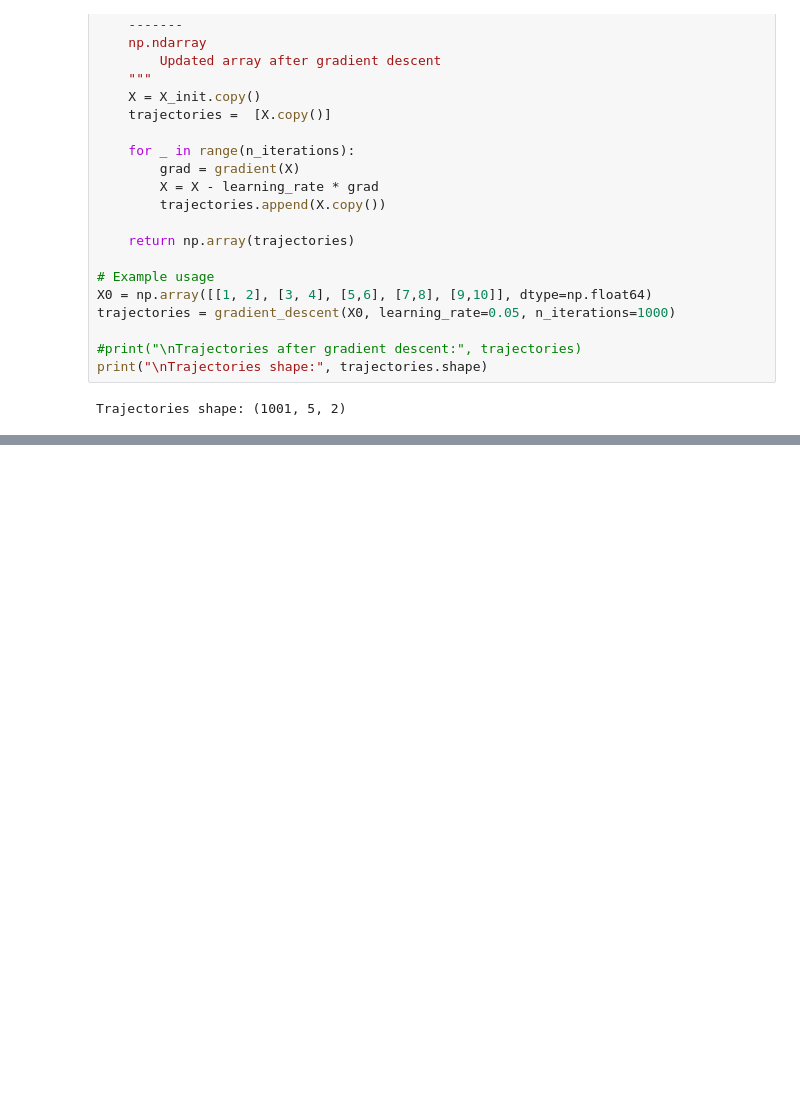
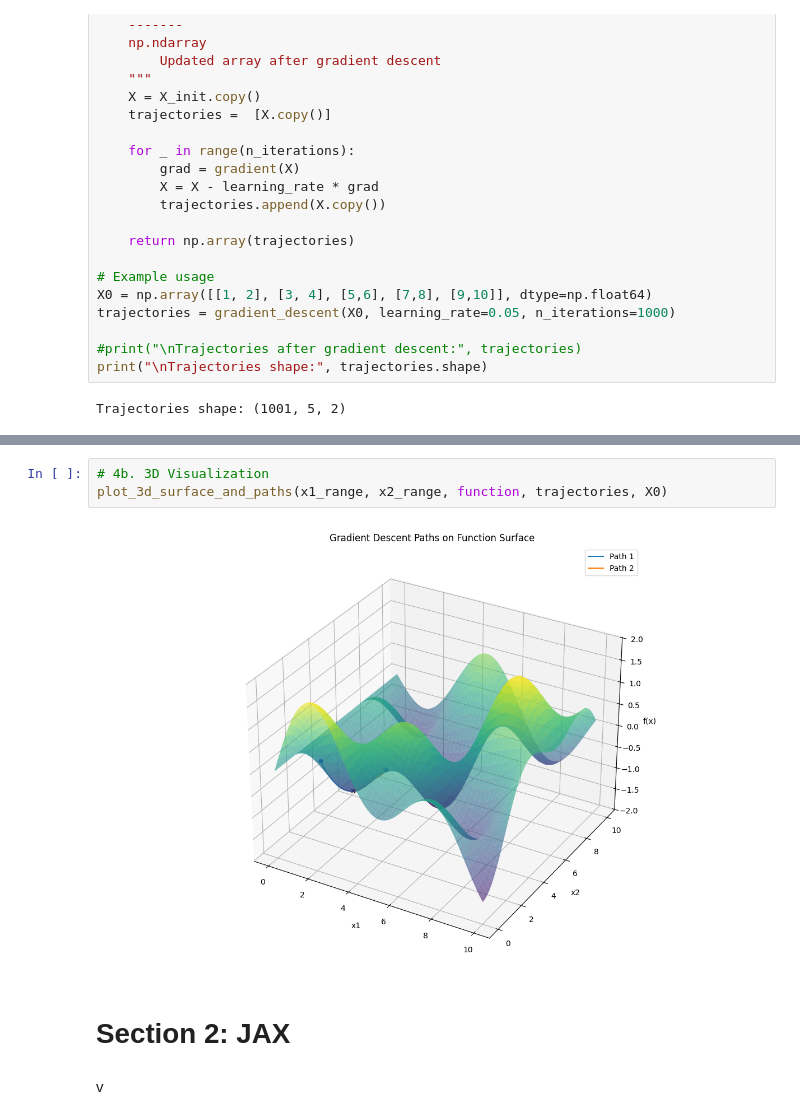
Before and after one commit to sromo1/knowledge_companion, a Jupyter notebook: scardapane2024/chapter2.ipynb, the cells around one changed output, grey strips where cells are left out. Saved outputs shown, nothing was run; the diff lists cells and outputs as text; blank space fills up the shorter version.

```diff
--- a/scardapane2024/chapter2.ipynb
+++ b/scardapane2024/chapter2.ipynb
@@ -206,0 +247,9 @@ Trajectories shape: (1001, 2, 2)
+# %%
+# 4b. 3D Visualization
+plot_3d_surface_and_paths(x1_range, x2_range, function, trajectories, X0)
+# %% [output]
+[figure, added]
+# %% [markdown]
+# Section 2: JAX
+# %% [markdown]
+ v
```
Also changed, not shown: parts of 5 cells of this notebook.
